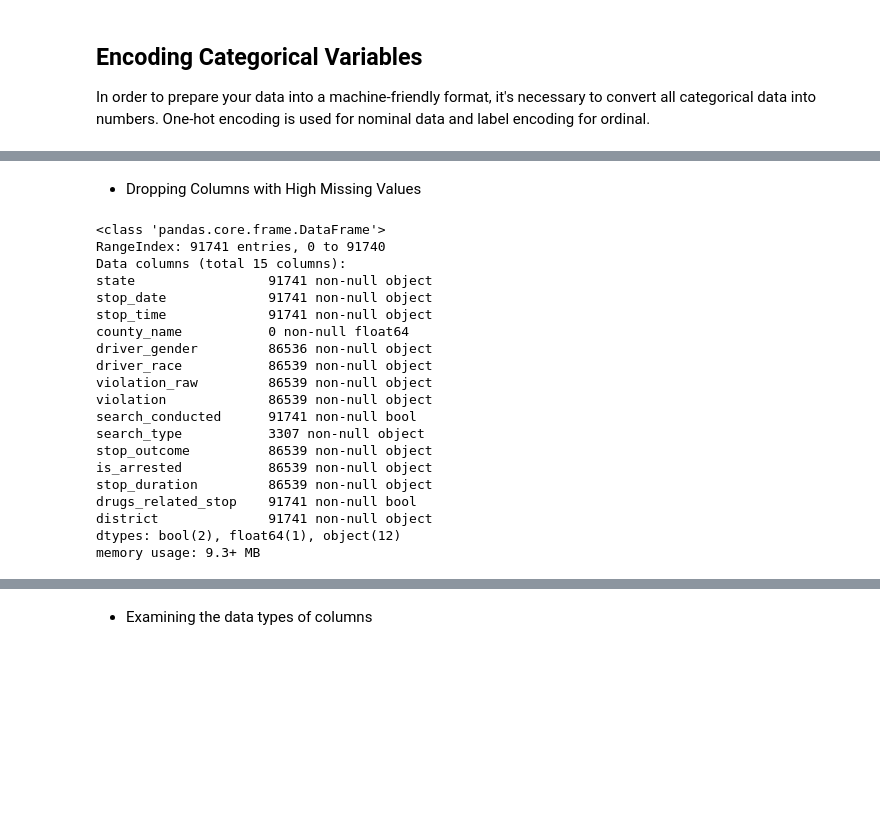
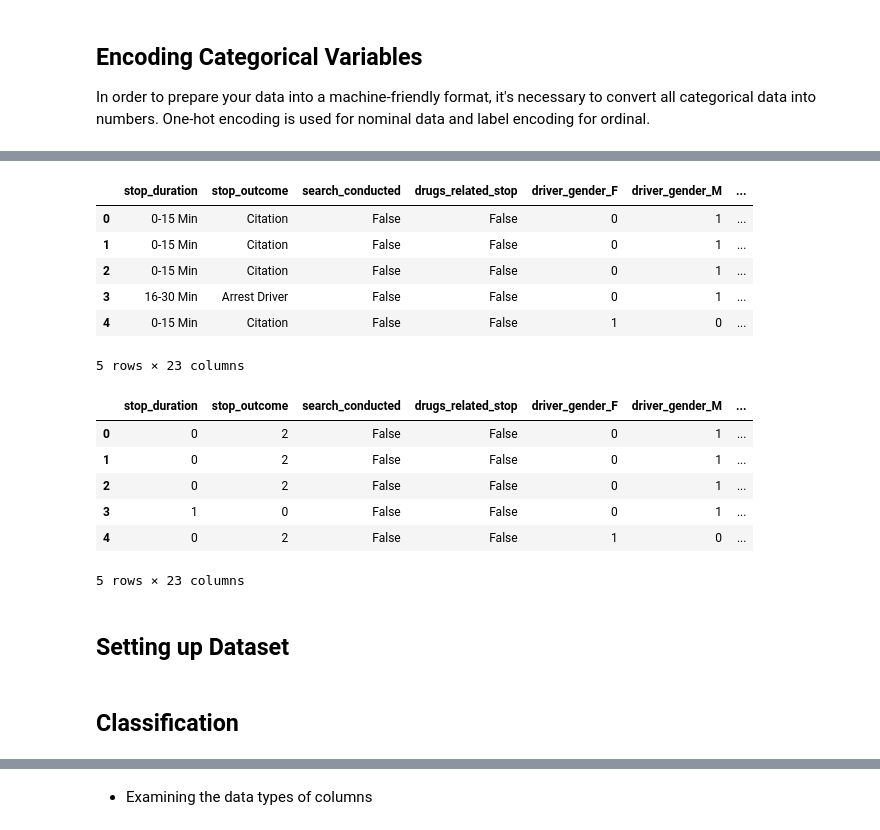
Before and after one commit to Bobwu1/Python-Bootcamp-SLC, a Jupyter notebook: Python Bootcamp March 23rd 2019.ipynb, the cells around one changed output, grey strips where cells are left out. Saved outputs shown, nothing was run; the diff lists cells and outputs as text; code cells hidden in the pictures; blank space fills up the shorter version.

```diff
--- a/Python Bootcamp March 23rd 2019.ipynb
+++ b/Python Bootcamp March 23rd 2019.ipynb
@@ -105,3 +103,9 @@ Name: district, dtype: int64
+# %%
+nominal_feature = ["driver_gender","driver_race","violation","district"]
+ordinal_feature = ["stop_duration","stop_outcome"]
+numeric_feature = ["search_conducted","drugs_related_stop"]
+
+all_features = nominal_feature + ordinal_feature + numeric_feature
 # %% [markdown]
 ## Encoding Categorical Variables
 
@@ -179,27 +113,25 @@ dtype: float64
-# %% [markdown]
-*  Dropping Columns with High Missing Values
-# %%
-ri.drop('county_name',axis=1,inplace=True)
-# %%
-ri.info()
-# %% [output]
-<class 'pandas.core.frame.DataFrame'>
-RangeIndex: 91741 entries, 0 to 91740
-Data columns (total 15 columns):
-state                 91741 non-null object
-stop_date             91741 non-null object
-stop_time             91741 non-null object
-county_name           0 non-null float64
-driver_gender         86536 non-null object
-driver_race           86539 non-null object
-violation_raw         86539 non-null object
-violation             86539 non-null object
-search_conducted      91741 non-null bool
-search_type           3307 non-null object
-stop_outcome          86539 non-null object
-is_arrested           86539 non-null object
-stop_duration         86539 non-null object
-drugs_related_stop    91741 non-null bool
-district              91741 non-null object
-dtypes: bool(2), float64(1), object(12)
-memory usage: 9.3+ MB
+# %%
+data = pd.get_dummies(ri[all_features],columns=nominal_feature)
+data.head()
+# %% [output]
+|  | stop_duration | stop_outcome | search_conducted | drugs_related_stop | driver_gender_F | driver_gender_M | ... |
+| 0 | 0-15 Min | Citation | False | False | 0 | 1 | ... |
+| 1 | 0-15 Min | Citation | False | False | 0 | 1 | ... |
+| 2 | 0-15 Min | Citation | False | False | 0 | 1 | ... |
+| 3 | 16-30 Min | Arrest Driver | False | False | 0 | 1 | ... |
+| 4 | 0-15 Min | Citation | False | False | 1 | 0 | ... |
+5 rows × 23 columns
+# %%
+data["stop_duration"] = pd.Categorical(data["stop_duration"]).codes
+data["stop_outcome"] = pd.Categorical(data["stop_outcome"]).codes
+data.head()
+# %% [output]
+|  | stop_duration | stop_outcome | search_conducted | drugs_related_stop | driver_gender_F | driver_gender_M | ... |
+| 0 | 0 | 2 | False | False | 0 | 1 | ... |
+| 1 | 0 | 2 | False | False | 0 | 1 | ... |
+| 2 | 0 | 2 | False | False | 0 | 1 | ... |
+| 3 | 1 | 0 | False | False | 0 | 1 | ... |
+| 4 | 0 | 2 | False | False | 1 | 0 | ... |
+5 rows × 23 columns
+# %% [markdown]
+## Setting up Dataset
@@ -205,0 +143,2 @@ memory usage: 9.3+ MB
+# %% [markdown]
+## Classification
```
Also changed, not shown: parts of 38 cells of this notebook.
